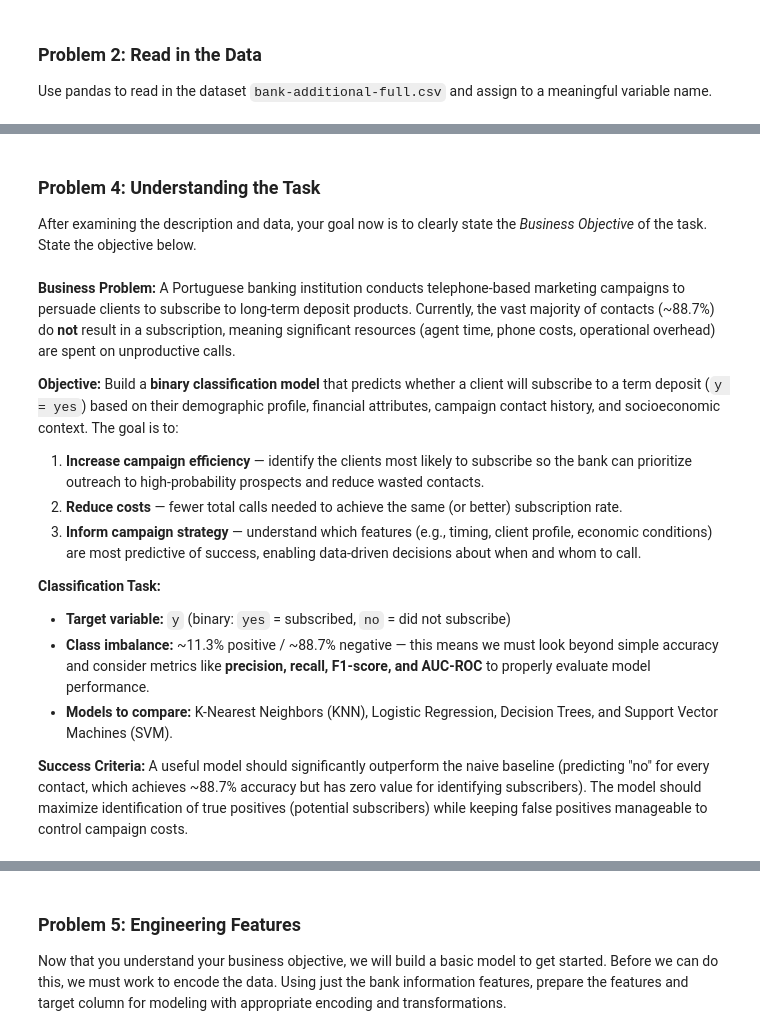
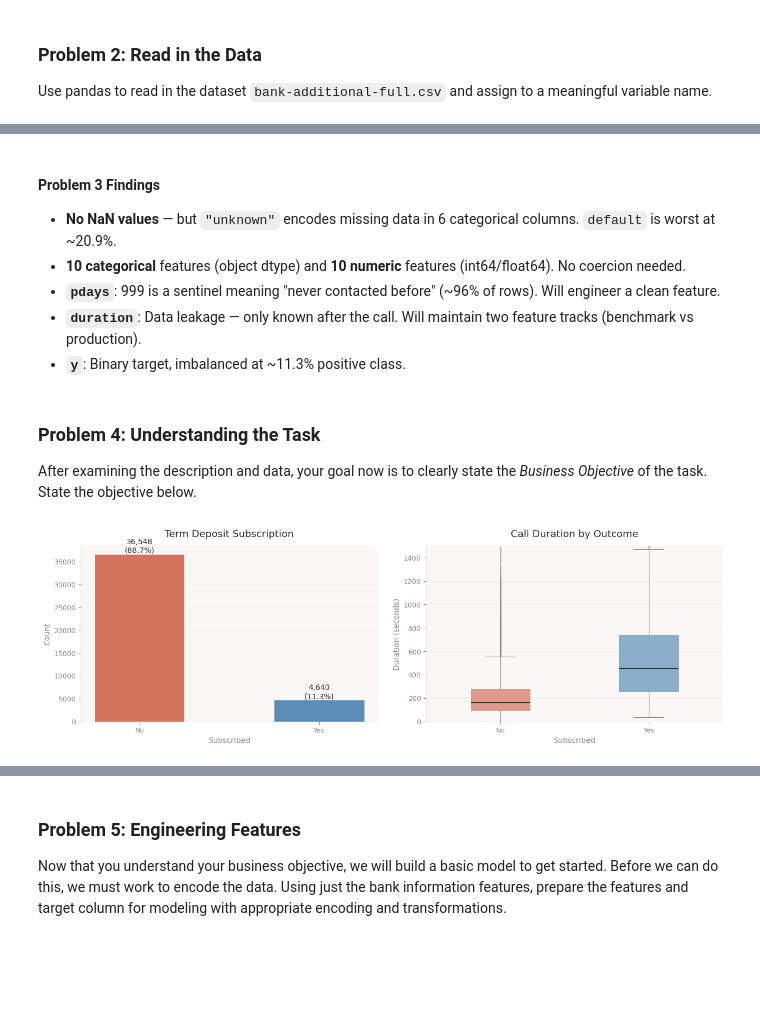
Before and after one commit to roboyak/comparing_classifiers, a Jupyter notebook: prompt_III.ipynb, the cells around one changed output, grey strips where cells are left out. Drawn from its saved outputs; the diff is of its cells as text; code cells hidden in the pictures; blank space fills up the shorter version.

```diff
--- a/prompt_III.ipynb
+++ b/prompt_III.ipynb
@@ -172,3 +212,11 @@ print(f"  Yes: {target_counts['yes']:,} ({target_counts['yes']/len(df)*100:.1f}%
+# %% [markdown]
+#### Problem 3 Findings
+
+- **No NaN values** — but `"unknown"` encodes missing data in 6 categorical columns. `default` is worst at ~20.9%.
+- **10 categorical** features (object dtype) and **10 numeric** features (int64/float64). No coercion needed.
+- **`pdays`**: 999 is a sentinel meaning "never contacted before" (~96% of rows). Will engineer a clean feature.
+- **`duration`**: Data leakage — only known after the call. Will maintain two feature tracks (benchmark vs production).
+- **`y`**: Binary target, imbalanced at ~11.3% positive class.
 # %% [markdown]
 ### Problem 4: Understanding the Task
 
@@ -176,18 +224,33 @@ After examining the description and data, your goal now is to clearly state the
-# %% [markdown]
-**Business Problem:**
-A Portuguese banking institution conducts telephone-based marketing campaigns to persuade clients to subscribe to long-term deposit products. Currently, the vast majority of contacts (~88.7%) do **not** result in a subscription, meaning significant resources (agent time, phone costs, operational overhead) are spent on unproductive calls.
-
-**Objective:**
-Build a **binary classification model** that predicts whether a client will subscribe to a term deposit (`y = yes`) based on their demographic profile, financial attributes, campaign contact history, and socioeconomic context. The goal is to:
-
-1. **Increase campaign efficiency** — identify the clients most likely to subscribe so the bank can prioritize outreach to high-probability prospects and reduce wasted contacts.
-2. **Reduce costs** — fewer total calls needed to achieve the same (or better) subscription rate.
-3. **Inform campaign strategy** — understand which features (e.g., timing, client profile, economic conditions) are most predictive of success, enabling data-driven decisions about when and whom to call.
-
-**Classification Task:**
-- **Target variable:** `y` (binary: `yes` = subscribed, `no` = did not subscribe)
-- **Class imbalance:** ~11.3% positive / ~88.7% negative — this means we must look beyond simple accuracy and consider metrics like **precision, recall, F1-score, and AUC-ROC** to properly evaluate model performance.
-- **Models to compare:** K-Nearest Neighbors (KNN), Logistic Regression, Decision Trees, and Support Vector Machines (SVM).
-
-**Success Criteria:**
-A useful model should significantly outperform the naive baseline (predicting "no" for every contact, which achieves ~88.7% accuracy but has zero value for identifying subscribers). The model should maximize identification of true positives (potential subscribers) while keeping false positives manageable to control campaign costs.
+# %%
+# Target distribution and call duration by outcome
+fig, axes = plt.subplots(1, 2, figsize=(13, 4.5))
+fig.patch.set_facecolor('#FFFFFF')
+
+# Target distribution
+bars = axes[0].bar(['No', 'Yes'],
+                   [df['y'].value_counts()['no'], df['y'].value_counts()['yes']],
+                   color=[ANT['coral'], ANT['blue']], width=0.5, edgecolor='none')
+for bar in bars:
+    h = bar.get_height()
+    axes[0].annotate(f'{int(h):,}\n({h/len(df)*100:.1f}%)',
+                     xy=(bar.get_x() + bar.get_width()/2, h),
+                     ha='center', va='bottom', fontsize=10, color=ANT['dark'], fontweight='medium')
+ant_style(axes[0], title='Term Deposit Subscription', xlabel='Subscribed', ylabel='Count')
+
+# Duration boxplot
+bp = axes[1].boxplot(
+    [df[df['y']=='no']['duration'], df[df['y']=='yes']['duration']],
+    tick_labels=['No', 'Yes'], patch_artist=True, widths=0.4,
+    medianprops={'color': ANT['dark'], 'linewidth': 1.5},
+    flierprops={'marker': '.', 'markerfacecolor': ANT['warm_gray'], 'markersize': 3, 'alpha': 0.4, 'markeredgecolor': 'none'},
+    whiskerprops={'color': ANT['warm_gray'], 'linewidth': 0.8},
+    capprops={'color': ANT['warm_gray'], 'linewidth': 0.8})
+for patch, color in zip(bp['boxes'], [ANT['coral'], ANT['blue']]):
+    patch.set_facecolor(color); patch.set_alpha(0.7)
+    patch.set_edgecolor(ANT['warm_gray']); patch.set_linewidth(0.6)
+axes[1].set_ylim(0, 1500)
+ant_style(axes[1], title='Call Duration by Outcome', xlabel='Subscribed', ylabel='Duration (seconds)')
+plt.tight_layout(pad=2.0)
+plt.show()
+# %% [output]
+[figure, added]
```
Also changed, not shown: parts of 73 cells of this notebook.
